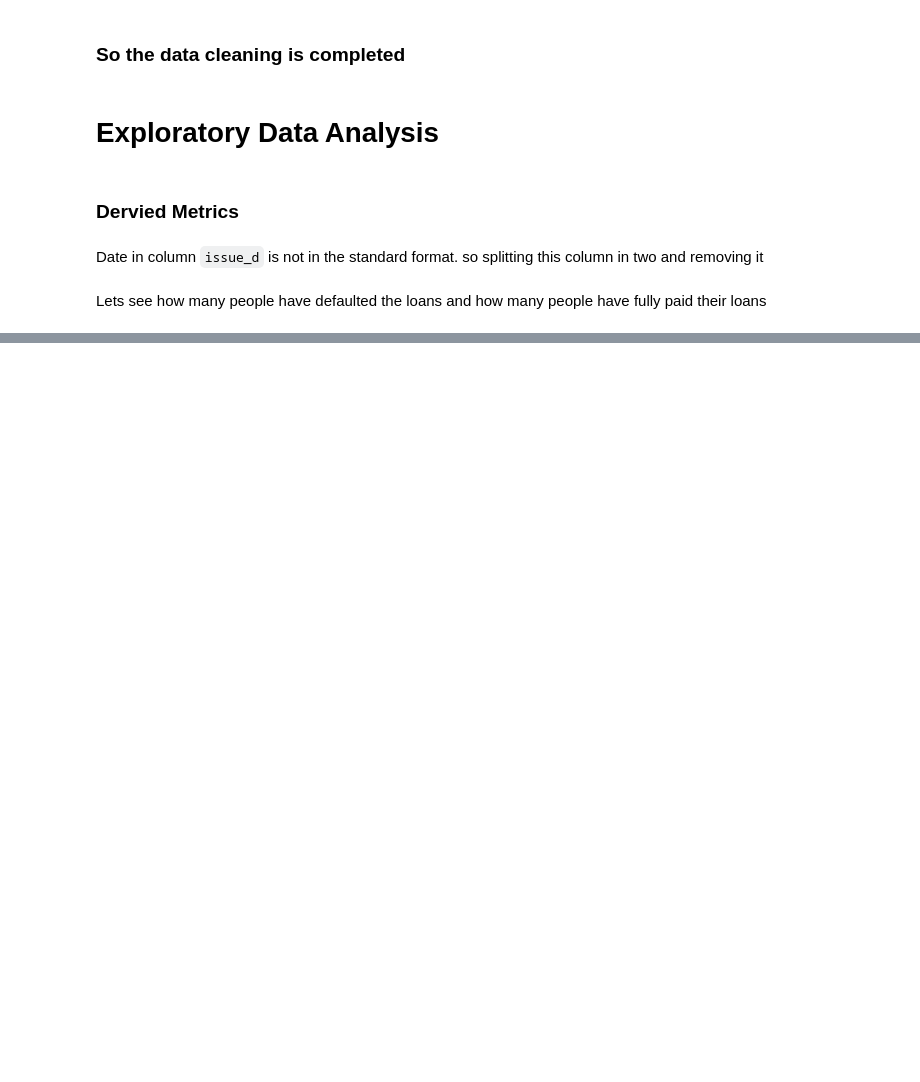
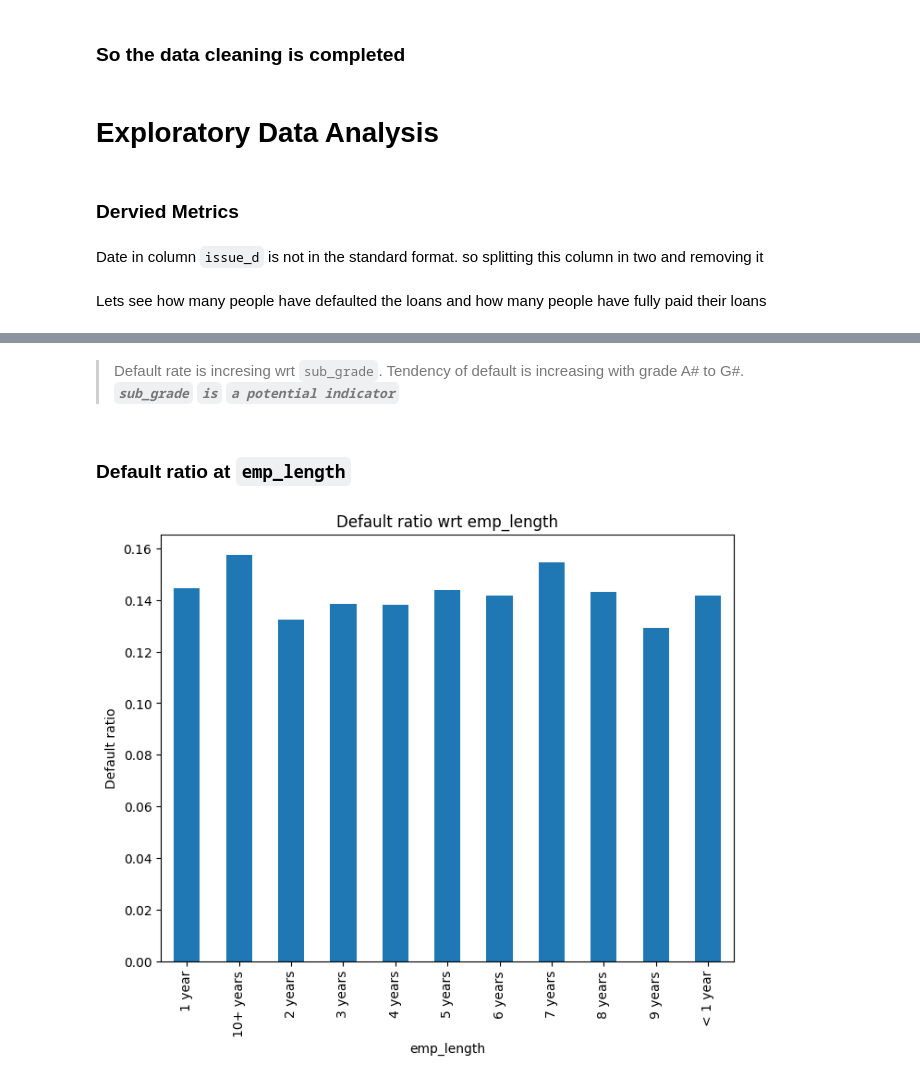
Before and after one commit to philipfranklin/LendingClubCaseStudy, a Jupyter notebook: default_analysis.ipynb, the cells around one changed output, grey strips where cells are left out. Drawn from its saved outputs; the diff is of its cells as text; code cells hidden in the pictures; blank space fills up the shorter version.

````diff
--- a/default_analysis.ipynb
+++ b/default_analysis.ipynb
@@ -336,0 +369,9 @@ sns.countplot(data=df, x='loan_status')
+# %% [markdown]
+> Default rate is incresing wrt ```sub_grade```. Tendency of default is increasing with grade A# to G#.
+***```sub_grade``` ```is```  ```a potential indicator```***
+# %% [markdown]
+### Default ratio at ```emp_length```
+# %%
+uni_plotBar('emp_length', xTicksRot=90)
+# %% [output]
+[figure, added]
````
Also changed, not shown: parts of 85 cells of this notebook.
